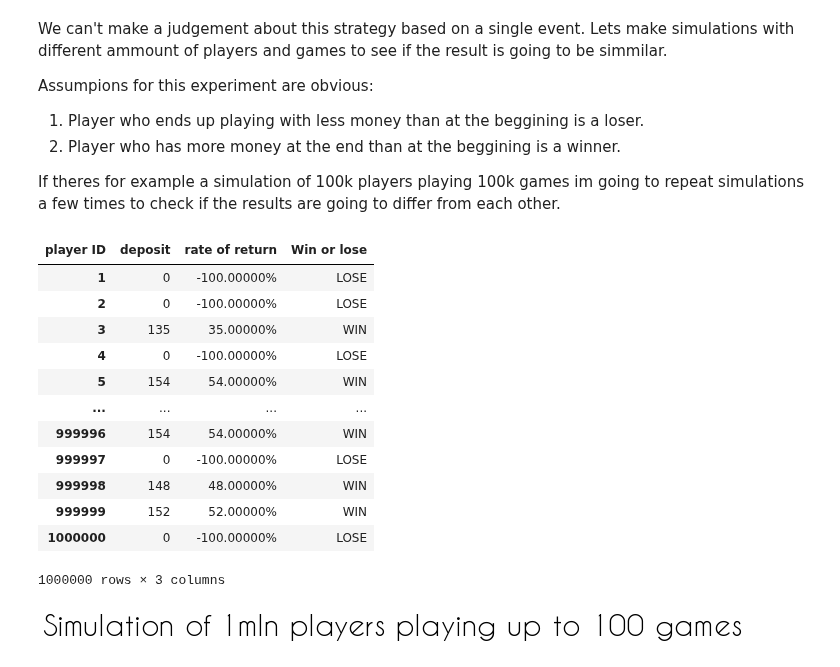
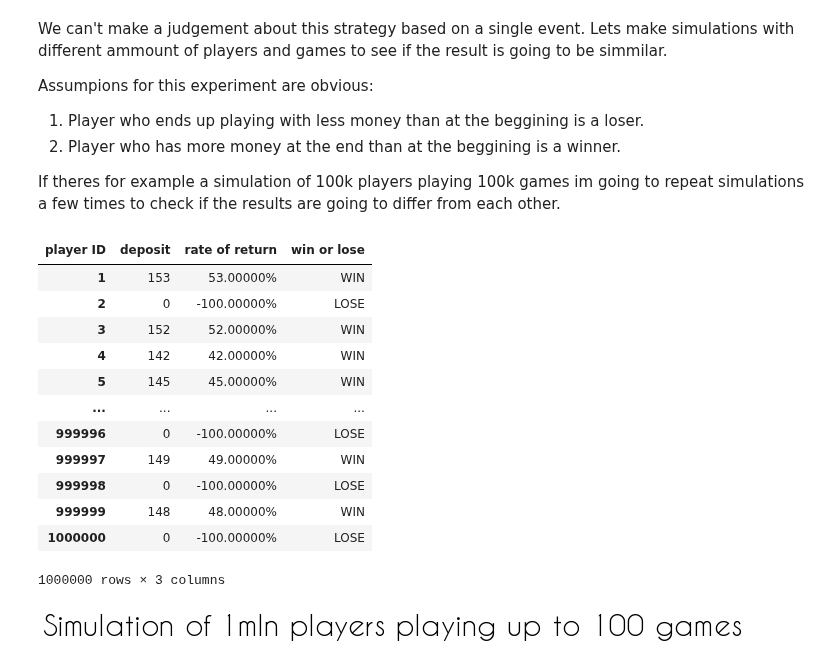
Before and after one commit to AdamSikorski/The-Martingale-betting-system, a Jupyter notebook: Martingale_system.ipynb, the cells around one changed output. Cells and saved outputs as stored; diff of their text form; code cells hidden in the pictures.

```diff
--- a/Martingale_system.ipynb
+++ b/Martingale_system.ipynb
@@ -148,45 +148,45 @@ single_simulation()
 win_or_lose = []
 change_list = []
 winning_players = []
 total_loss = []
 mean = 0
 for i in range(len(lvod_list)):
   change = (lvod_list[i] - starting_deposit) / starting_deposit
   #print(change)
   percentage = "{:.5%}".format(change)
   change_list.append(percentage)
   if change == -1.0:
     total_loss.append(change)
   if change > 0.0:
     winning_players.append(change)
     win_or_lose.append("WIN")
   else:
     win_or_lose.append("LOSE")
   mean+=change
 mean = mean / number_of_players
 
 df = pd.DataFrame({'deposit': lvod_list,
                  'rate of return': change_list,
-                  'Win or lose': win_or_lose})
+                  'win or lose': win_or_lose})
 
 
 df = df.rename_axis('player ID') #renaming index column name
 df.columns.name = df.index.name
 df.index.name = None
 df.index = np.arange(1, len(df)+1) #making all column names stand in the same line
 df
 # %% [output]
-| player ID | deposit | rate of return | Win or lose |
-| 1 | 0 | -100.00000% | LOSE |
+| player ID | deposit | rate of return | win or lose |
+| 1 | 153 | 53.00000% | WIN |
 | 2 | 0 | -100.00000% | LOSE |
-| 3 | 135 | 35.00000% | WIN |
-| 4 | 0 | -100.00000% | LOSE |
-| 5 | 154 | 54.00000% | WIN |
+| 3 | 152 | 52.00000% | WIN |
+| 4 | 142 | 42.00000% | WIN |
+| 5 | 145 | 45.00000% | WIN |
 | ... | ... | ... | ... |
-| 999996 | 154 | 54.00000% | WIN |
-| 999997 | 0 | -100.00000% | LOSE |
-| 999998 | 148 | 48.00000% | WIN |
-| 999999 | 152 | 52.00000% | WIN |
+| 999996 | 0 | -100.00000% | LOSE |
+| 999997 | 149 | 49.00000% | WIN |
+| 999998 | 0 | -100.00000% | LOSE |
+| 999999 | 148 | 48.00000% | WIN |
 | 1000000 | 0 | -100.00000% | LOSE |
 1000000 rows × 3 columns
 # %% [markdown]
```
Also changed, not shown: parts of 2 cells of this notebook.
